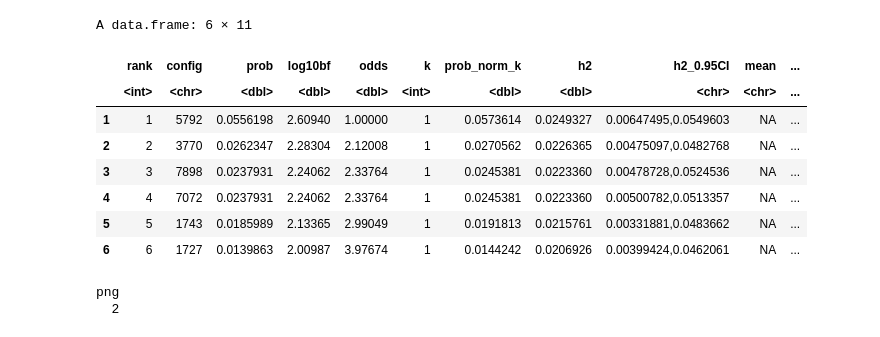
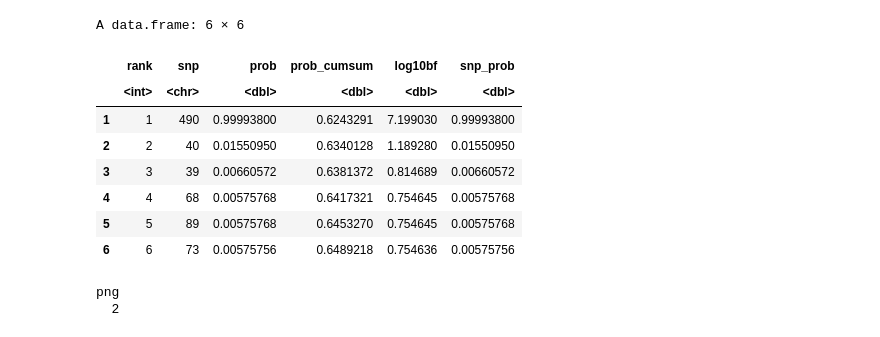
Before and after one commit to CAST-genomics/haptools, a Jupyter notebook: workflow/notebooks/run_finemap-susie.ipynb, the cells around one changed output. Saved outputs shown, nothing was run; the diff lists cells and outputs as text; code cells hidden in the pictures.

```diff
--- a/workflow/notebooks/run_finemap-susie.ipynb
+++ b/workflow/notebooks/run_finemap-susie.ipynb
@@ -6,8 +11,9 @@ if (getwd() != "/projects/ps-gymreklab/amassara/simulate_gwas") {
 }
 # %%
 gt = "out/1_98001984-99001984/gt_matrix.tsv.gz"
-phen = "out/1_98001984-99001984/phens.tsv.gz"
-out = "out/1_98001984-99001984/susieR"
+phen = "out/1_98001984-99001984/sim/str/0.5/phens.tsv.gz"
+out = "out/1_98001984-99001984/susieR-notebook-output"
+exclude_causal = FALSE
 dir.create(out, showWarnings = FALSE)
 # %%
 # import genotype matrices as proper matrices
@@ -56,15 +91,15 @@ Warning message in cor(dat$data$X):
 # %%
 finemap = readRDS(paste0(out,"/N2finemapping.FINEMAP.rds"))[[1]]
-head(finemap$set)
+head(finemap$snp)
 # %% [output]
-A data.frame: 6 × 11
+A data.frame: 6 × 6
-|  | rank | config | prob | log10bf | odds | k | prob_norm_k | h2 | h2_0.95CI | mean | ... |
-|  | <int> | <chr> | <dbl> | <dbl> | <dbl> | <int> | <dbl> | <dbl> | <chr> | <chr> | ... |
-| 1 | 1 | 5792 | 0.0556198 | 2.60940 | 1.00000 | 1 | 0.0573614 | 0.0249327 | 0.00647495,0.0549603 | NA | ... |
-| 2 | 2 | 3770 | 0.0262347 | 2.28304 | 2.12008 | 1 | 0.0270562 | 0.0226365 | 0.00475097,0.0482768 | NA | ... |
-| 3 | 3 | 7898 | 0.0237931 | 2.24062 | 2.33764 | 1 | 0.0245381 | 0.0223360 | 0.00478728,0.0524536 | NA | ... |
-| 4 | 4 | 7072 | 0.0237931 | 2.24062 | 2.33764 | 1 | 0.0245381 | 0.0223360 | 0.00500782,0.0513357 | NA | ... |
-| 5 | 5 | 1743 | 0.0185989 | 2.13365 | 2.99049 | 1 | 0.0191813 | 0.0215761 | 0.00331881,0.0483662 | NA | ... |
-| 6 | 6 | 1727 | 0.0139863 | 2.00987 | 3.97674 | 1 | 0.0144242 | 0.0206926 | 0.00399424,0.0462061 | NA | ... |
+|  | rank | snp | prob | prob_cumsum | log10bf | snp_prob |
+|  | <int> | <chr> | <dbl> | <dbl> | <dbl> | <dbl> |
+| 1 | 1 | 490 | 0.99993800 | 0.6243291 | 7.199030 | 0.99993800 |
+| 2 | 2 | 40 | 0.01550950 | 0.6340128 | 1.189280 | 0.01550950 |
+| 3 | 3 | 39 | 0.00660572 | 0.6381372 | 0.814689 | 0.00660572 |
+| 4 | 4 | 68 | 0.00575768 | 0.6417321 | 0.754645 | 0.00575768 |
+| 5 | 5 | 89 | 0.00575768 | 0.6453270 | 0.754645 | 0.00575768 |
+| 6 | 6 | 73 | 0.00575756 | 0.6489218 | 0.754636 | 0.00575756 |
 # %%
 snp = finemap$snp
```
Also changed, not shown: parts of 13 cells of this notebook.
